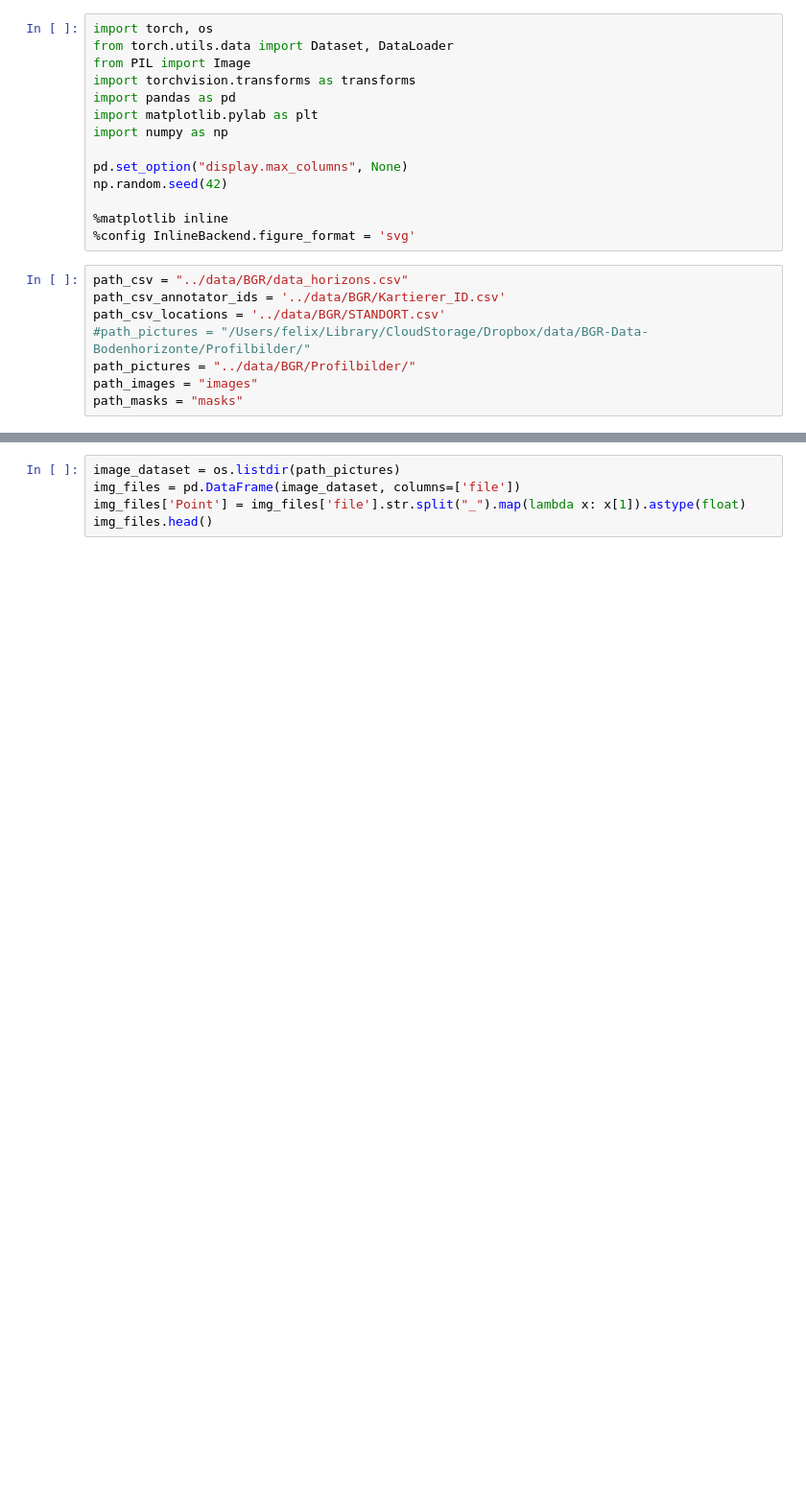
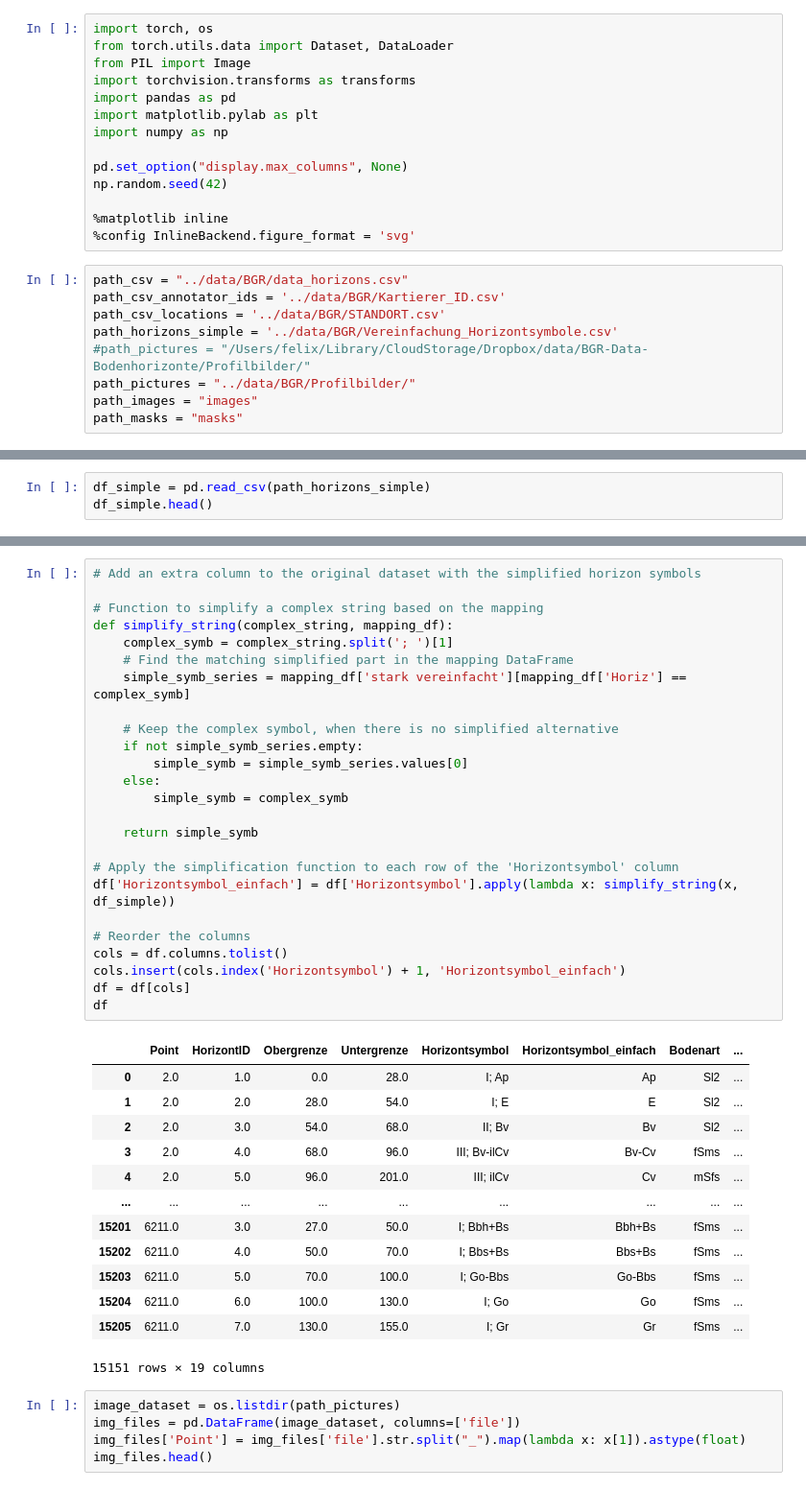
Before and after one commit to calgo-lab/BGR, a Jupyter notebook: notebooks/cv-scratchpad.ipynb, the cells around one changed output, grey strips where cells are left out. Shown at 96% size. Saved outputs shown, nothing was run; the diff lists cells and outputs as text; blank space fills up the shorter version.

Commit message:
Add simplified symbols to horizon dataset

```diff
--- a/notebooks/cv-scratchpad.ipynb
+++ b/notebooks/cv-scratchpad.ipynb
@@ -16,6 +16,7 @@ np.random.seed(42)
 path_csv = "../data/BGR/data_horizons.csv"
 path_csv_annotator_ids = '../data/BGR/Kartierer_ID.csv'
 path_csv_locations = '../data/BGR/STANDORT.csv'
+path_horizons_simple = '../data/BGR/Vereinfachung_Horizontsymbole.csv'
 #path_pictures = "/Users/felix/Library/CloudStorage/Dropbox/data/BGR-Data-Bodenhorizonte/Profilbilder/"
 path_pictures = "../data/BGR/Profilbilder/"
 path_images = "images"
@@ -37,0 +46,3 @@ df.head()
+# %%
+df_simple = pd.read_csv(path_horizons_simple)
+df_simple.head()
@@ -38,3 +56,42 @@ df.head()
+# %%
+# Add an extra column to the original dataset with the simplified horizon symbols
+
+# Function to simplify a complex string based on the mapping
+def simplify_string(complex_string, mapping_df):
+    complex_symb = complex_string.split('; ')[1]
+    # Find the matching simplified part in the mapping DataFrame
+    simple_symb_series = mapping_df['stark vereinfacht'][mapping_df['Horiz'] == complex_symb]
+
+    # Keep the complex symbol, when there is no simplified alternative
+    if not simple_symb_series.empty:
+        simple_symb = simple_symb_series.values[0]
+    else:
+        simple_symb = complex_symb
+
+    return simple_symb
+
+# Apply the simplification function to each row of the 'Horizontsymbol' column
+df['Horizontsymbol_einfach'] = df['Horizontsymbol'].apply(lambda x: simplify_string(x, df_simple))
+
+# Reorder the columns
+cols = df.columns.tolist()
+cols.insert(cols.index('Horizontsymbol') + 1, 'Horizontsymbol_einfach')
+df = df[cols]
+df
+# %% [output]
+|  | Point | HorizontID | Obergrenze | Untergrenze | Horizontsymbol | Horizontsymbol_einfach | Bodenart | ... |
+| 0 | 2.0 | 1.0 | 0.0 | 28.0 | I; Ap | Ap | Sl2 | ... |
+| 1 | 2.0 | 2.0 | 28.0 | 54.0 | I; E | E | Sl2 | ... |
+| 2 | 2.0 | 3.0 | 54.0 | 68.0 | II; Bv | Bv | Sl2 | ... |
+| 3 | 2.0 | 4.0 | 68.0 | 96.0 | III; Bv-ilCv | Bv-Cv | fSms | ... |
+| 4 | 2.0 | 5.0 | 96.0 | 201.0 | III; ilCv | Cv | mSfs | ... |
+| ... | ... | ... | ... | ... | ... | ... | ... | ... |
+| 15201 | 6211.0 | 3.0 | 27.0 | 50.0 | I; Bbh+Bs | Bbh+Bs | fSms | ... |
+| 15202 | 6211.0 | 4.0 | 50.0 | 70.0 | I; Bbs+Bs | Bbs+Bs | fSms | ... |
+| 15203 | 6211.0 | 5.0 | 70.0 | 100.0 | I; Go-Bbs | Go-Bbs | fSms | ... |
+| 15204 | 6211.0 | 6.0 | 100.0 | 130.0 | I; Go | Go | fSms | ... |
+| 15205 | 6211.0 | 7.0 | 130.0 | 155.0 | I; Gr | Gr | fSms | ... |
+15151 rows × 19 columns
 # %%
 image_dataset = os.listdir(path_pictures)
 img_files = pd.DataFrame(image_dataset, columns=['file'])
```
Also changed, not shown: parts of 4 cells of this notebook.
